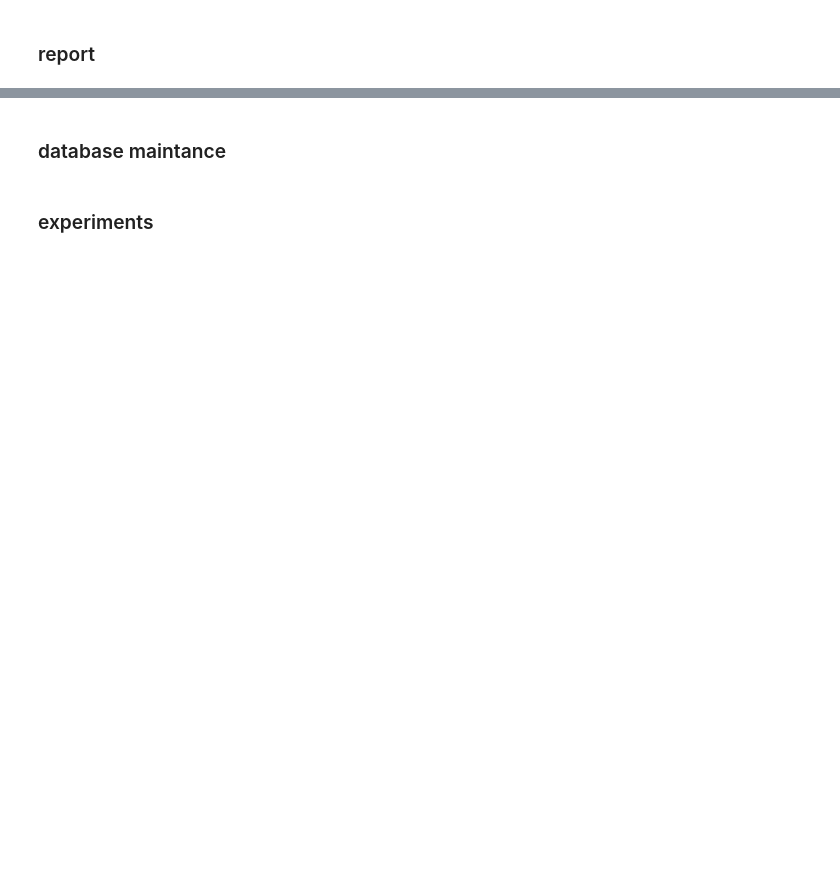
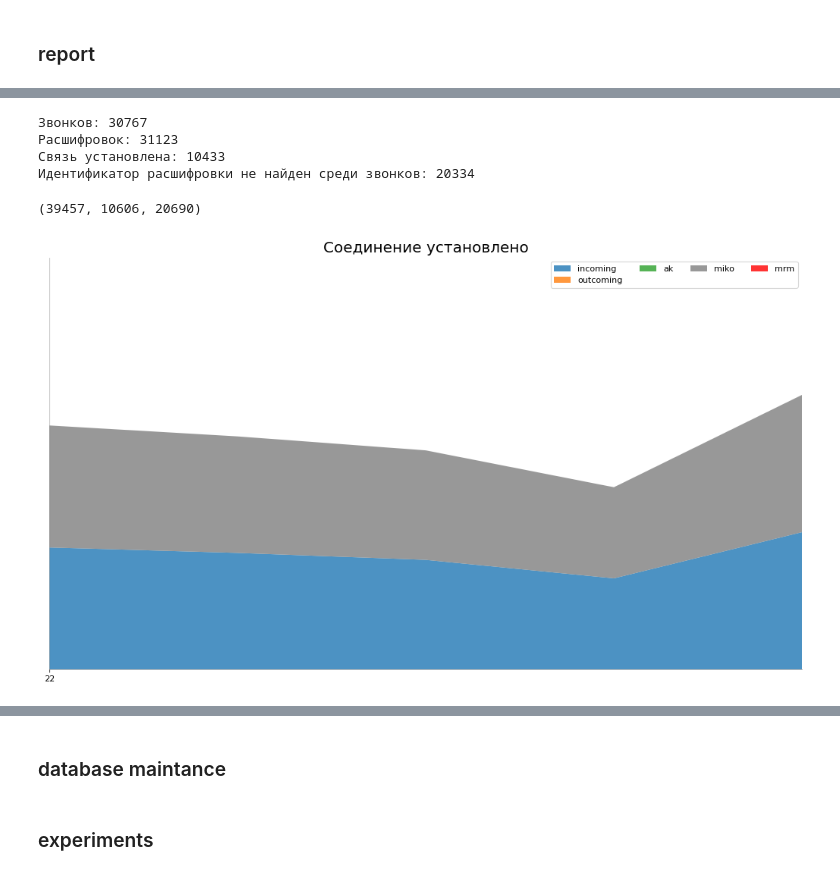
Before and after one commit to format37/call_centre_stt_server, a Jupyter notebook: monitoring/mysql.ipynb, the cells around one changed output, grey strips where cells are left out. Cells and saved outputs as stored; diff of their text form; code cells hidden in the pictures; blank space fills up the shorter version.

```diff
--- a/monitoring/mysql.ipynb
+++ b/monitoring/mysql.ipynb
@@ -223,2 +253,2 @@ len(calls.linkedid.unique()), len(trans.linkedid.unique())
 # %%
-df = pd.merge(calls, trans, on='linkedid', how="outer", indicator=True)
+df_all = pd.merge(calls, trans, on='linkedid', how="outer", indicator=True)
@@ -353,0 +258,19 @@ plt.show()
+# %%
+print('Звонков:', len(calls.linkedid.unique()))
+print('Расшифровок:', len(trans.linkedid.unique()))
+print('Связь установлена:', len(df_all[df_all._merge == 'both'].linkedid.unique()))
+print('Идентификатор расшифровки не найден среди звонков:', len(df_all[df_all._merge == 'left_only'].linkedid.unique()))
+# %% [output]
+Звонков: 30767
+Расшифровок: 31123
+Связь установлена: 10433
+Идентификатор расшифровки не найден среди звонков: 20334
+# %%
+print(len(df_all[df_all._merge == 'left_only']), , len(df_all[df_all._merge == 'right_only'])
+# %% [output]
+(39457, 10606, 20690)
+# %%
+df = df_all[df_all._merge == 'both']
+plot_grouped(df, 'Соединение установлено')
+# %% [output]
+[figure, added]
```
Also changed, not shown: parts of 28 cells of this notebook, 2 other files.
